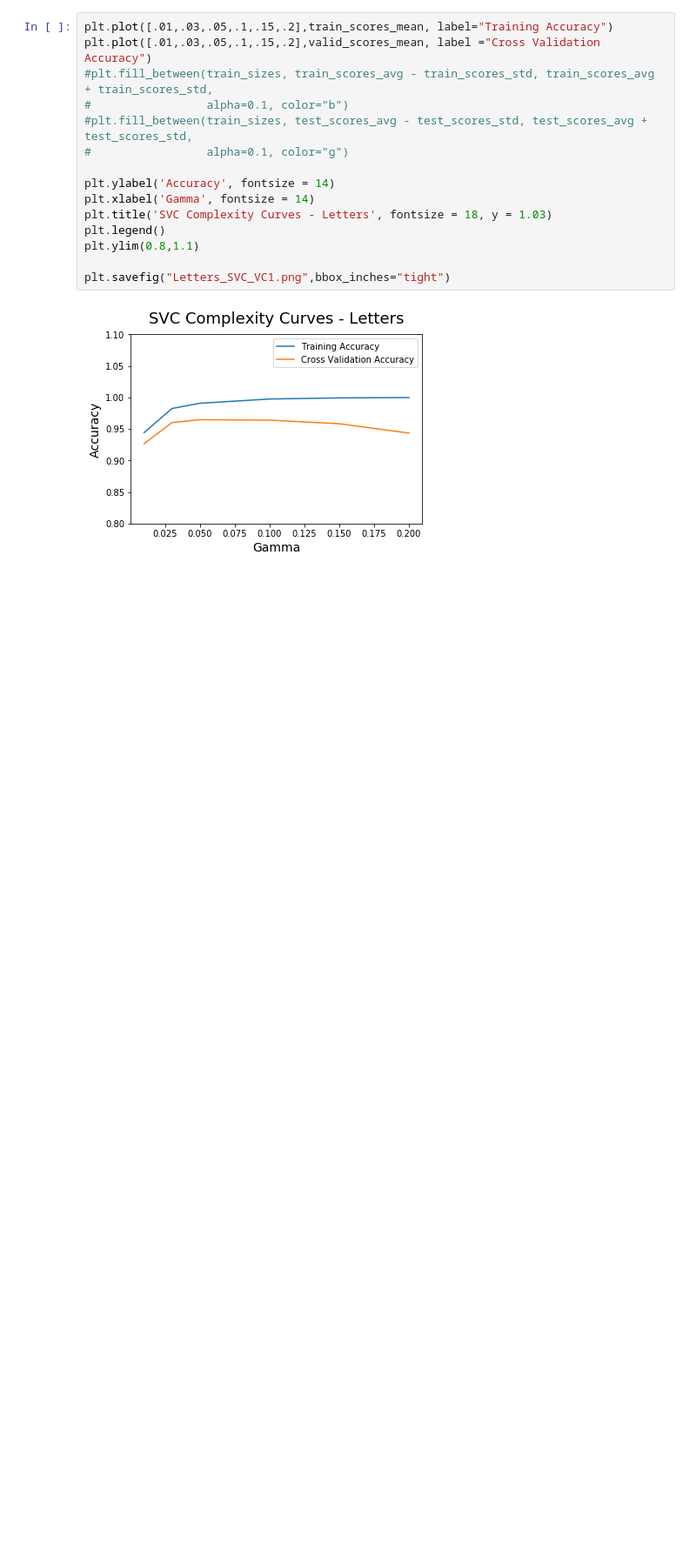
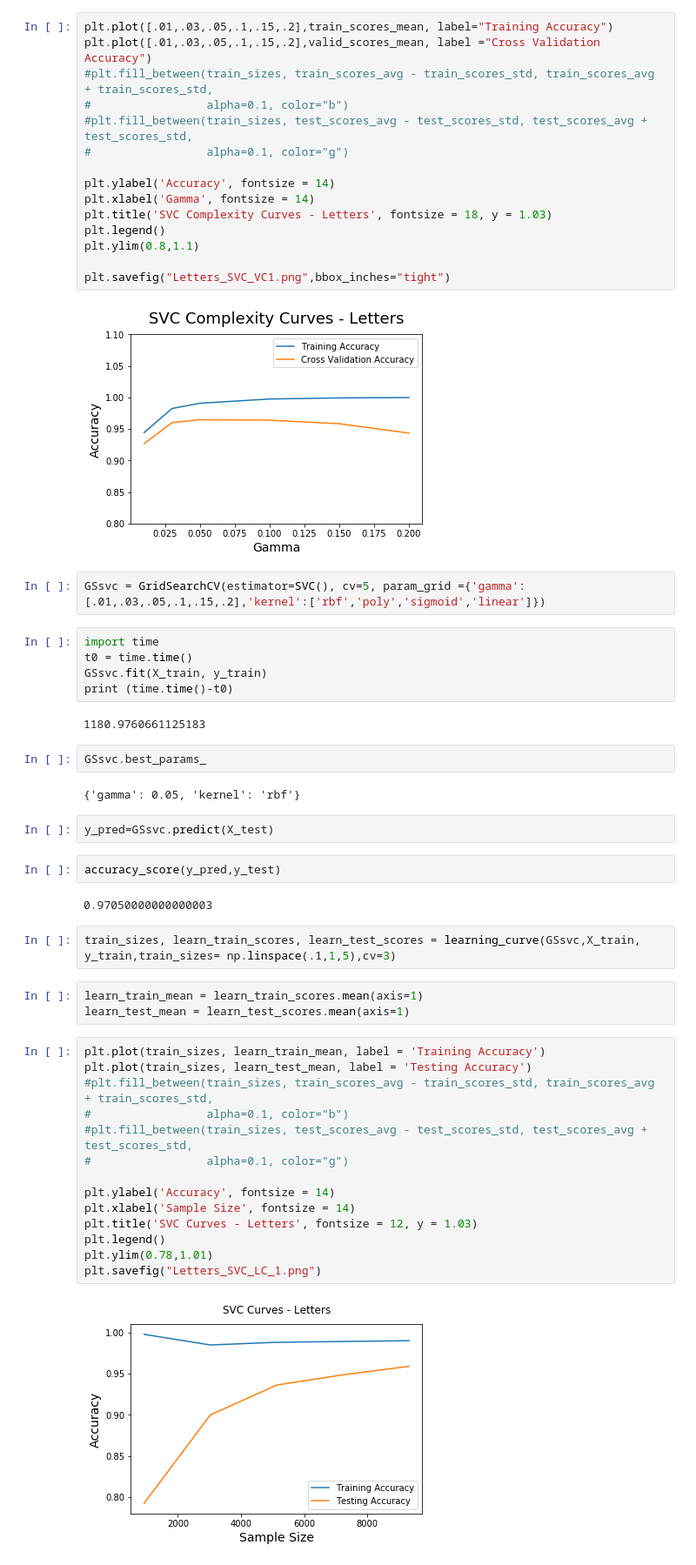
Before and after one commit to charlieaxle/cs7461_1, a Jupyter notebook: letters.ipynb, the cells around one changed output. Shown at 87% size. Drawn from its saved outputs; the diff is of its cells as text; blank space fills up the shorter version.

```diff
--- a/letters.ipynb
+++ b/letters.ipynb
@@ -358,3 +336,43 @@ plt.ylim(0.8,1.1)
 plt.savefig("Letters_SVC_VC1.png",bbox_inches="tight")
 # %% [output]
 [figure]
+# %%
+GSsvc = GridSearchCV(estimator=SVC(), cv=5, param_grid ={'gamma':[.01,.03,.05,.1,.15,.2],'kernel':['rbf','poly','sigmoid','linear']})
+# %%
+import time
+t0 = time.time()
+GSsvc.fit(X_train, y_train)
+print (time.time()-t0)
+# %% [output]
+1180.9760661125183
+# %%
+GSsvc.best_params_
+# %% [output]
+{'gamma': 0.05, 'kernel': 'rbf'}
+# %%
+y_pred=GSsvc.predict(X_test)
+# %%
+accuracy_score(y_pred,y_test)
+# %% [output]
+0.97050000000000003
+# %%
+train_sizes, learn_train_scores, learn_test_scores = learning_curve(GSsvc,X_train, y_train,train_sizes= np.linspace(.1,1,5),cv=3)
+# %%
+learn_train_mean = learn_train_scores.mean(axis=1)
+learn_test_mean = learn_test_scores.mean(axis=1)
+# %%
+plt.plot(train_sizes, learn_train_mean, label = 'Training Accuracy')
+plt.plot(train_sizes, learn_test_mean, label = 'Testing Accuracy')
+#plt.fill_between(train_sizes, train_scores_avg - train_scores_std, train_scores_avg + train_scores_std,
+#                 alpha=0.1, color="b")
+#plt.fill_between(train_sizes, test_scores_avg - test_scores_std, test_scores_avg + test_scores_std,
+#                 alpha=0.1, color="g")
+
+plt.ylabel('Accuracy', fontsize = 14)
+plt.xlabel('Sample Size', fontsize = 14)
+plt.title('SVC Curves - Letters', fontsize = 12, y = 1.03)
+plt.legend()
+plt.ylim(0.78,1.01)
+plt.savefig("Letters_SVC_LC_1.png")
+# %% [output]
+[figure, added]
```
Also changed, not shown: parts of 7 cells of this notebook, 13 other files.
